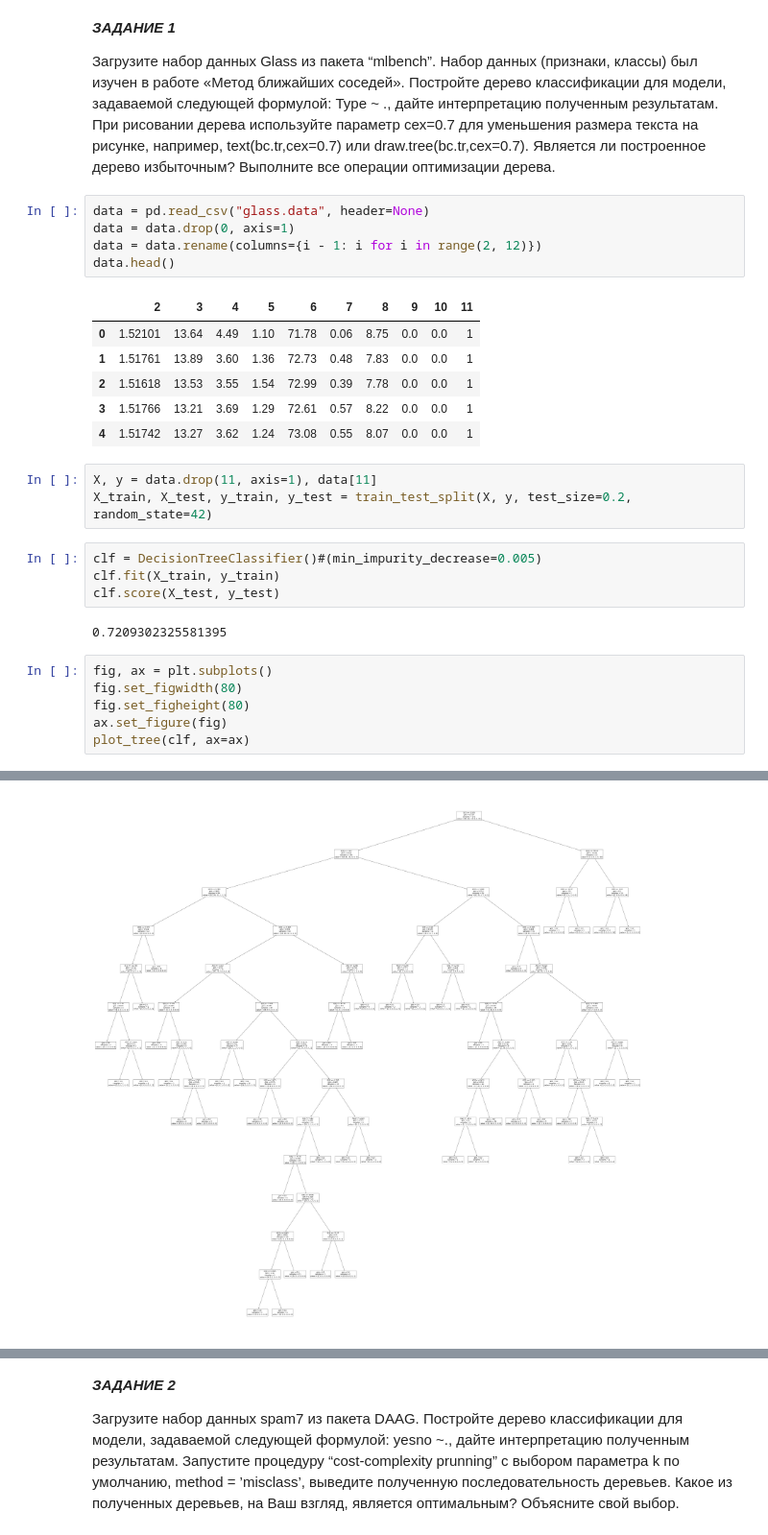
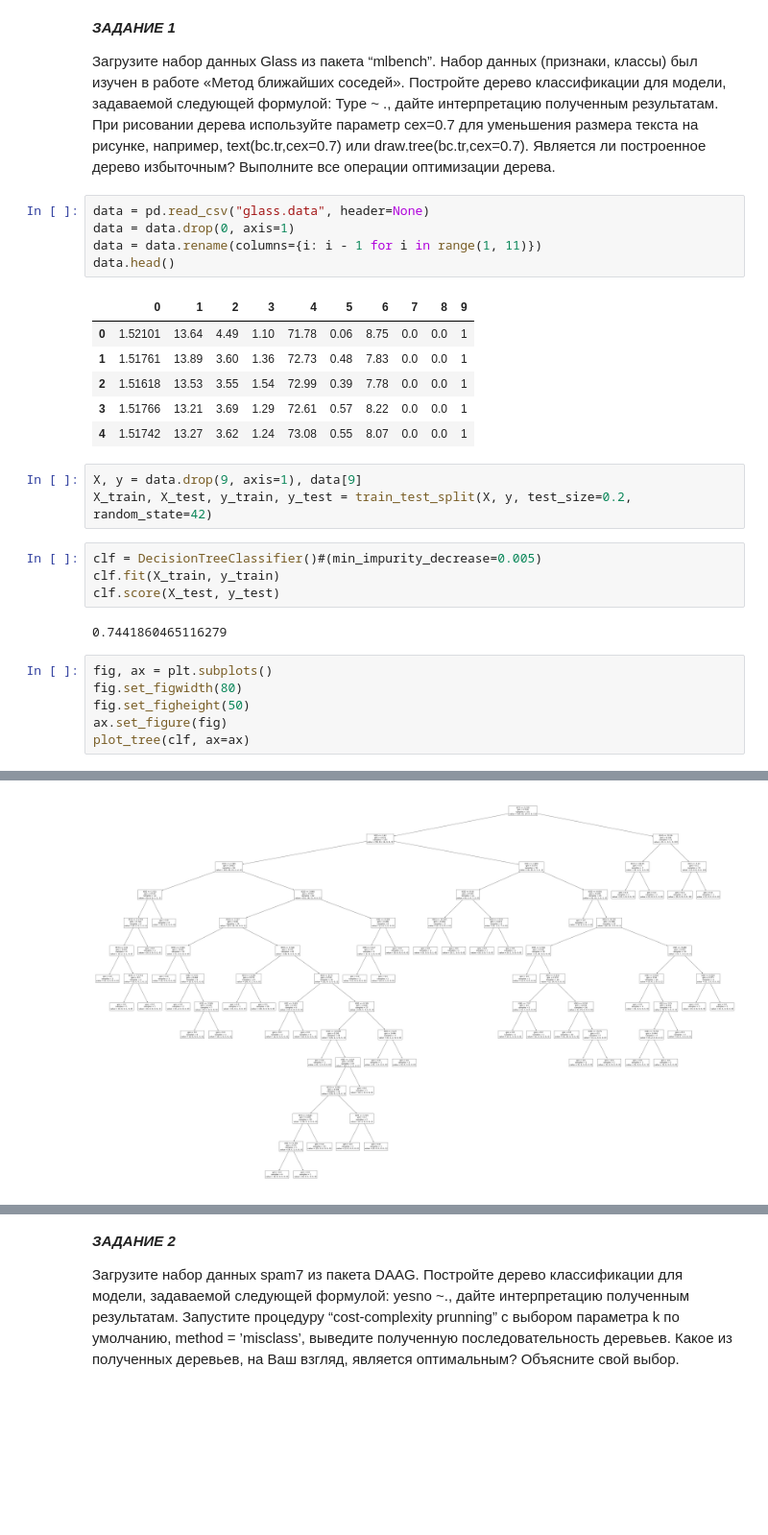
Before and after one commit to EduardLimonov/dilettante-ML, a Jupyter notebook: lab4 (trees)/lab4.ipynb, the cells around one changed output, grey strips where cells are left out. Shown at 96% size. Saved outputs shown, nothing was run; the diff lists cells and outputs as text; blank space fills up the shorter version.

```diff
--- a/lab4 (trees)/lab4.ipynb
+++ b/lab4 (trees)/lab4.ipynb
@@ -14,28 +14,28 @@ from sklearn.metrics import mean_squared_error, make_scorer
 # %%
 data = pd.read_csv("glass.data", header=None)
 data = data.drop(0, axis=1)
-data = data.rename(columns={i - 1: i for i in range(2, 12)})
+data = data.rename(columns={i: i - 1 for i in range(1, 11)})
 data.head()
 # %% [output]
-|  | 2 | 3 | 4 | 5 | 6 | 7 | 8 | 9 | 10 | 11 |
+|  | 0 | 1 | 2 | 3 | 4 | 5 | 6 | 7 | 8 | 9 |
 | 0 | 1.52101 | 13.64 | 4.49 | 1.10 | 71.78 | 0.06 | 8.75 | 0.0 | 0.0 | 1 |
 | 1 | 1.51761 | 13.89 | 3.60 | 1.36 | 72.73 | 0.48 | 7.83 | 0.0 | 0.0 | 1 |
 | 2 | 1.51618 | 13.53 | 3.55 | 1.54 | 72.99 | 0.39 | 7.78 | 0.0 | 0.0 | 1 |
 | 3 | 1.51766 | 13.21 | 3.69 | 1.29 | 72.61 | 0.57 | 8.22 | 0.0 | 0.0 | 1 |
 | 4 | 1.51742 | 13.27 | 3.62 | 1.24 | 73.08 | 0.55 | 8.07 | 0.0 | 0.0 | 1 |
 # %%
-X, y = data.drop(11, axis=1), data[11]
+X, y = data.drop(9, axis=1), data[9]
 X_train, X_test, y_train, y_test = train_test_split(X, y, test_size=0.2, random_state=42)
 # %%
 clf = DecisionTreeClassifier()#(min_impurity_decrease=0.005)
 clf.fit(X_train, y_train)
 clf.score(X_test, y_test)
 # %% [output]
-0.7209302325581395
+0.7441860465116279
 # %%
 fig, ax = plt.subplots()
 fig.set_figwidth(80)
-fig.set_figheight(80)
+fig.set_figheight(50)
 ax.set_figure(fig)
 plot_tree(clf, ax=ax)
 # %% [output]
@@ -59,4 +59,4 @@ plot_tree(clf, ax=ax)
-[figure, old version]
+[figure, new version]
 # %%
 # сделаем дерево поменьше
 clf = DecisionTreeClassifier(min_impurity_decrease=0.01)
```
Also changed, not shown: parts of 29 cells of this notebook, 2 other files.
